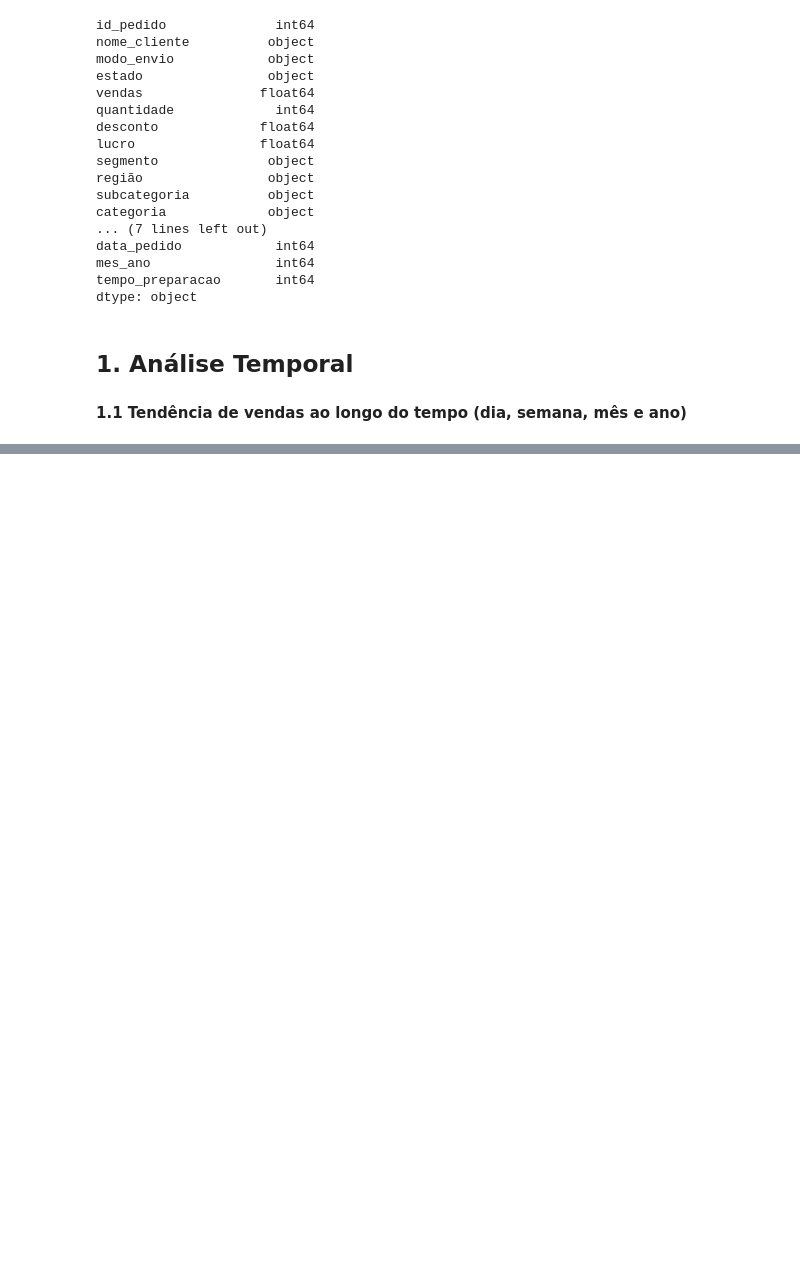
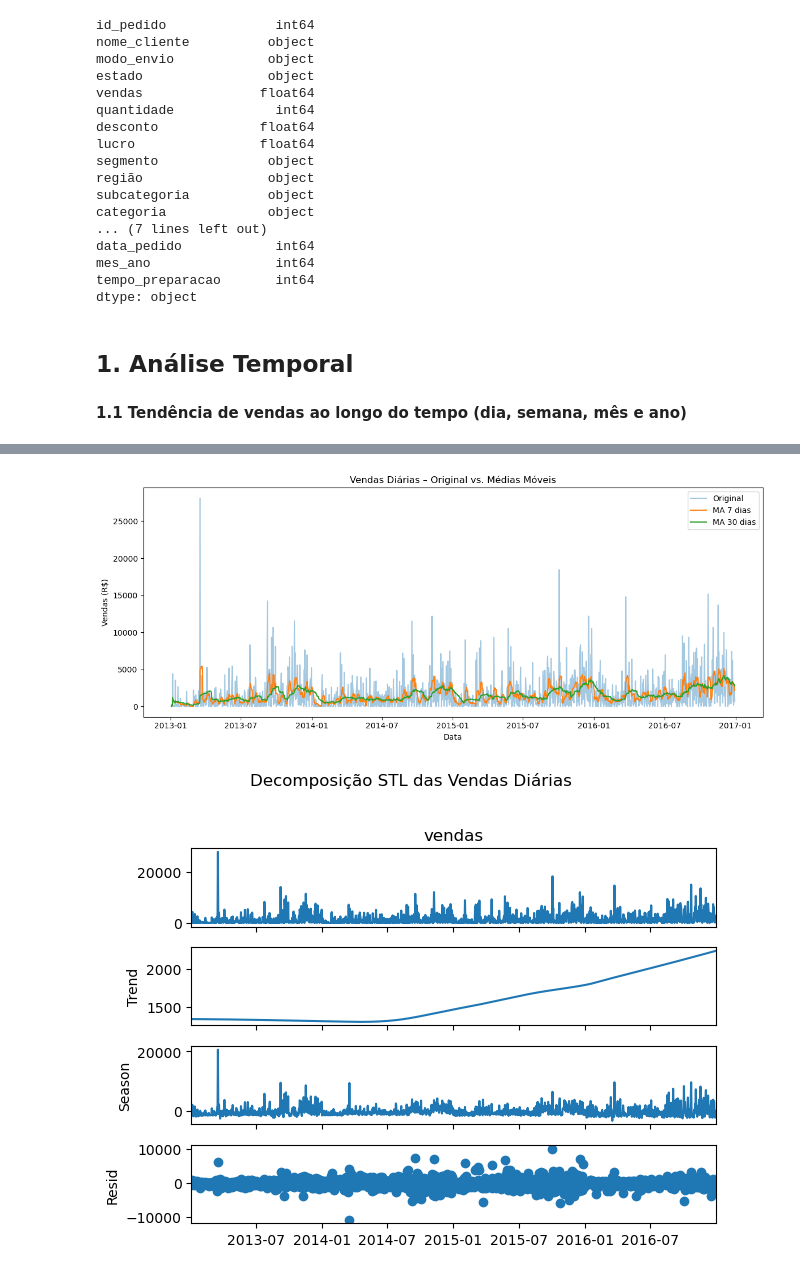
Before and after one commit to liviagcarvalho/Analise-de-Dados-Jr.---Livia-e-Joao, a Jupyter notebook: Análise de dados - Grupo 10.ipynb, the cells around one changed output, grey strips where cells are left out. Saved outputs shown, nothing was run; the diff lists cells and outputs as text; code cells hidden in the pictures; blank space fills up the shorter version.

```diff
--- a/Análise de dados - Grupo 10.ipynb
+++ b/Análise de dados - Grupo 10.ipynb
@@ -165,0 +209,32 @@ plt.show()
+# %%
+#ANALISE DIARIA
+
+# --- 2. Plot da série original + médias móveis ---
+# calcula médias móveis de 7 e 30 dias
+ma7  = vendas_diarias.rolling(window=7,  min_periods=1).mean()
+ma30 = vendas_diarias.rolling(window=30, min_periods=1).mean()
+
+plt.figure(figsize=(12,5))
+plt.plot(vendas_diarias, alpha=0.4, label='Original')
+plt.plot(ma7,  label='MA 7 dias')
+plt.plot(ma30, label='MA 30 dias')
+plt.title('Vendas Diárias – Original vs. Médias Móveis')
+plt.xlabel('Data')
+plt.ylabel('Vendas (R$)')
+plt.legend()
+plt.tight_layout()
+plt.show()
+
+
+# --- 3. Decomposição STL para evidenciar tendência e sazonalidade ---
+stl = STL(vendas_diarias, period=365)
+res = stl.fit()
+
+# STL já gera um subplot com Observed / Trend / Seasonal / Residual
+res.plot()
+plt.suptitle('Decomposição STL das Vendas Diárias', y=1.02)
+plt.tight_layout()
+plt.show()
+# %% [output]
+[figure, added]
+[figure, added]
```
Also changed, not shown: parts of 11 cells of this notebook.
